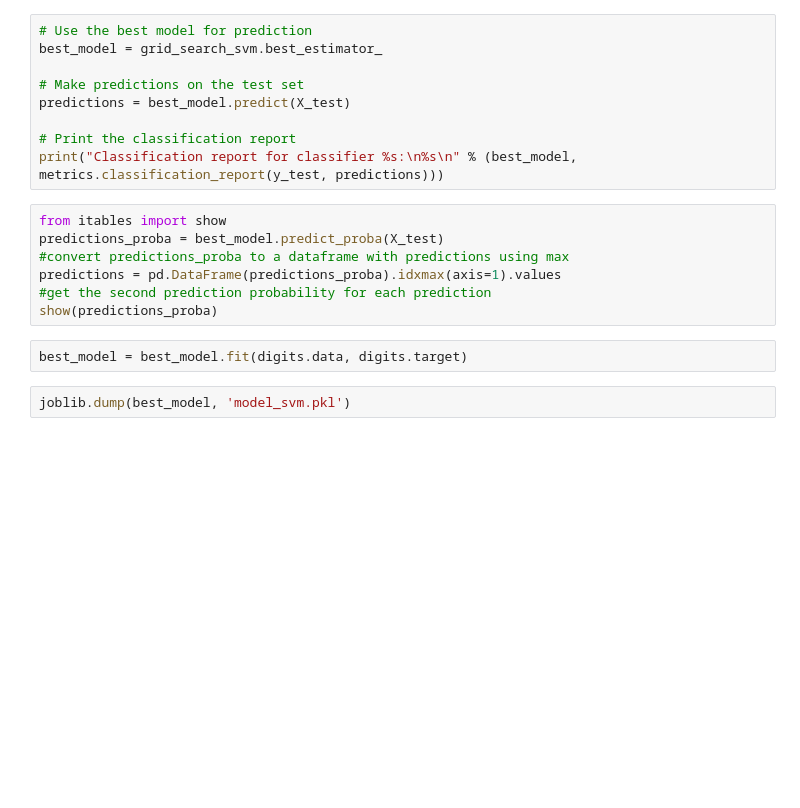
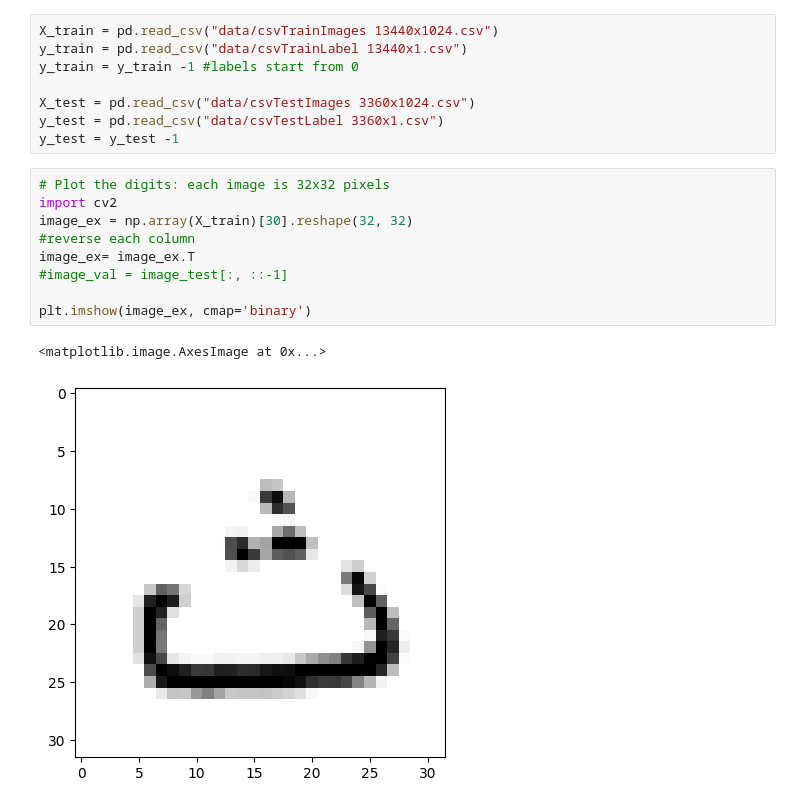
Before and after one commit to faouzihakimi/Arabic_letters_quizz_streamlit, a Jupyter notebook: model_training.ipynb, the cells around one changed output. Drawn from its saved outputs; the diff is of its cells as text; blank space fills up the shorter version.

```diff
--- a/model_training.ipynb
+++ b/model_training.ipynb
@@ -69,20 +8,20 @@ print(f"Best parameters: {grid_search_xgb.best_params_}")
-# %%
-# Use the best model for prediction
-best_model = grid_search_svm.best_estimator_
-
-# Make predictions on the test set
-predictions = best_model.predict(X_test)
-
-# Print the classification report
-print("Classification report for classifier %s:\n%s\n" % (best_model, metrics.classification_report(y_test, predictions)))
-# %%
-from itables import show
-predictions_proba = best_model.predict_proba(X_test)
-#convert predictions_proba to a dataframe with predictions using max
-predictions = pd.DataFrame(predictions_proba).idxmax(axis=1).values
-#get the second prediction probability for each prediction
-show(predictions_proba)
-# %%
-best_model = best_model.fit(digits.data, digits.target)
-# %%
-joblib.dump(best_model, 'model_svm.pkl')
+# %%
+X_train = pd.read_csv("data/csvTrainImages 13440x1024.csv")
+y_train = pd.read_csv("data/csvTrainLabel 13440x1.csv")
+y_train = y_train -1 #labels start from 0
+
+X_test = pd.read_csv("data/csvTestImages 3360x1024.csv")
+y_test = pd.read_csv("data/csvTestLabel 3360x1.csv")
+y_test = y_test -1
+# %%
+# Plot the digits: each image is 32x32 pixels
+import cv2
+image_ex = np.array(X_train)[30].reshape(32, 32)
+#reverse each column
+image_ex= image_ex.T
+#image_val = image_test[:, ::-1]
+
+plt.imshow(image_ex, cmap='binary')
+# %% [output]
+<matplotlib.image.AxesImage at 0x...>
+[figure, added]
```
Also changed, not shown: parts of 14 cells of this notebook, 3 other files.
